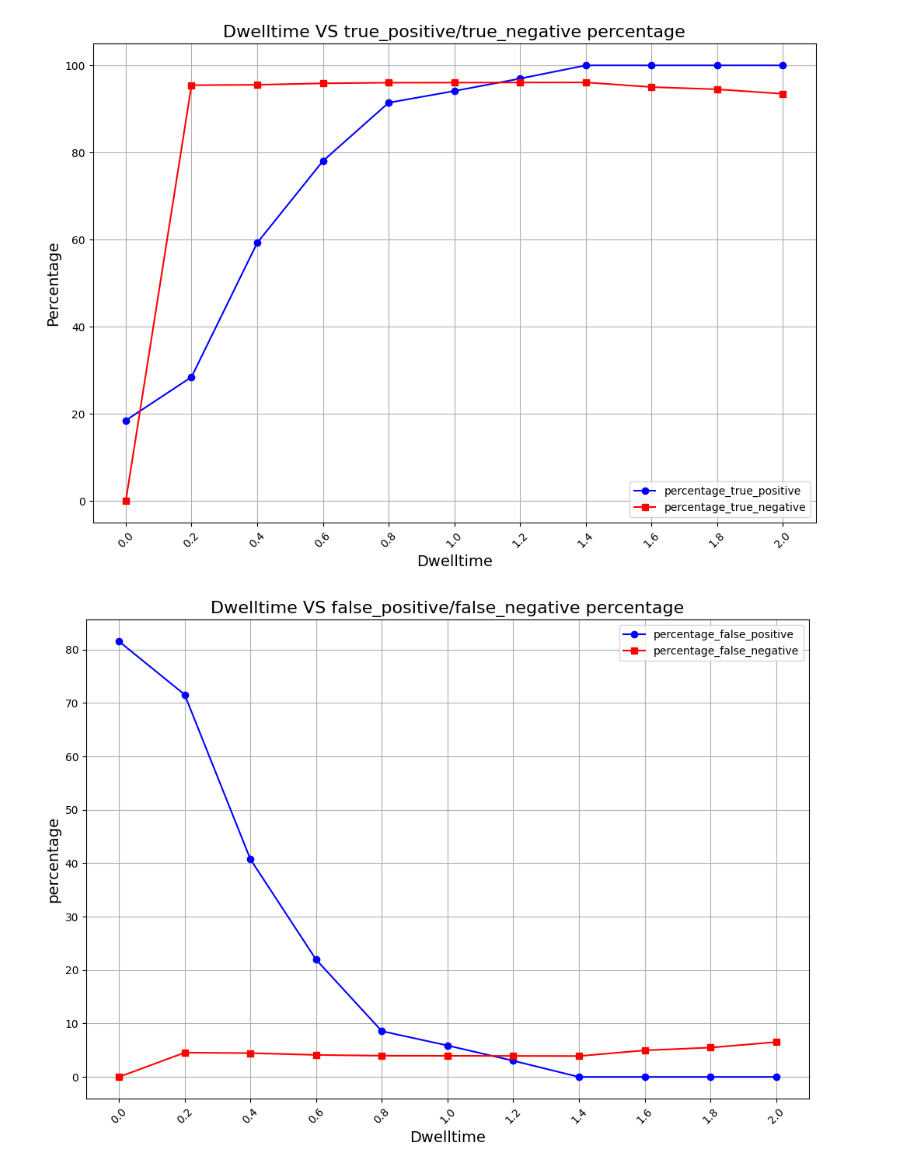
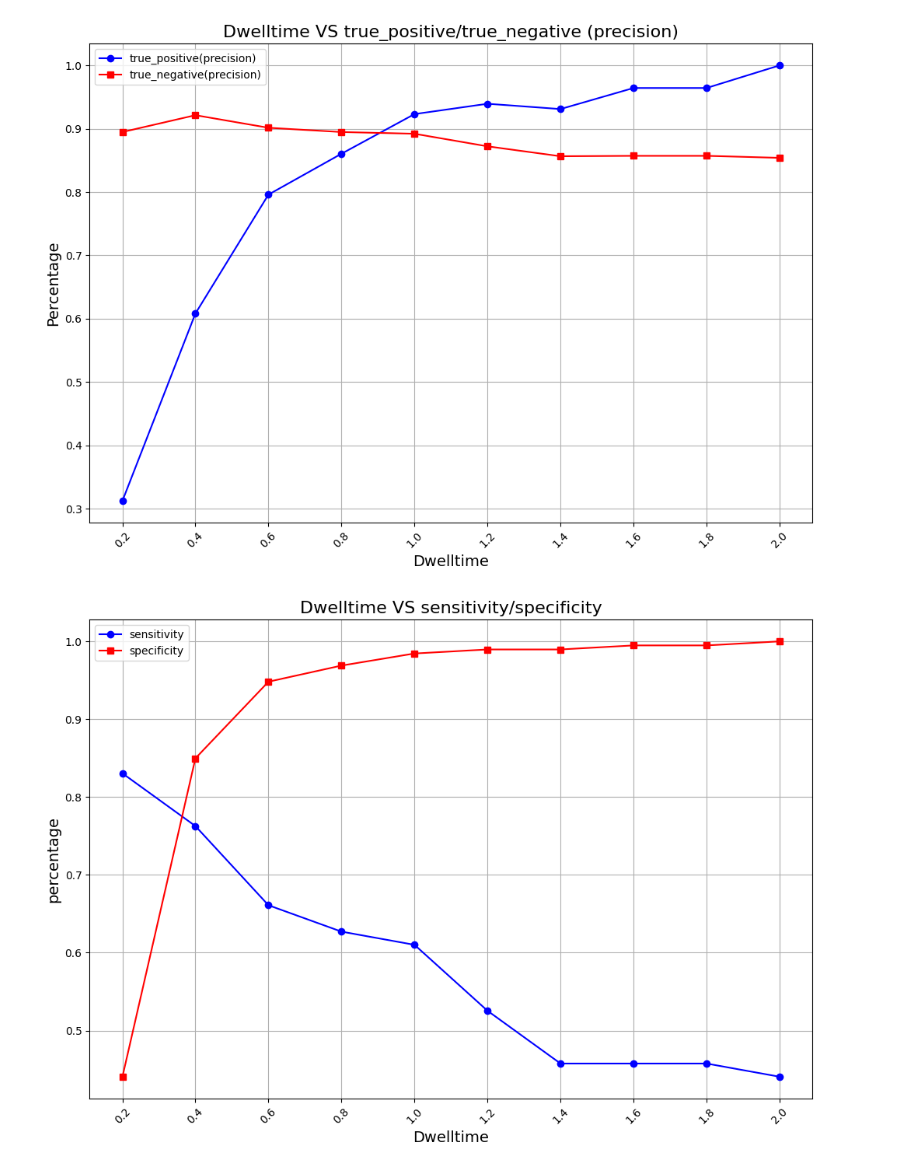
Before and after one commit to reniflal/MAI_thesis_analysis, a Jupyter notebook: process_eyetracking.ipynb, the cells around one changed output. Cells and saved outputs as stored; diff of their text form; code cells hidden in the pictures.

```diff
--- a/process_eyetracking.ipynb
+++ b/process_eyetracking.ipynb
@@ -6,8 +6,23 @@ import json
 # %%
 df_multi_df_list_p = {}
 df_multi_df_list_n = {}
-graph_file = "graph/ece_real_02_eye.json"
-for m in range(0,11):
+
+file_path = '../thesis_data/arne_03_05/logs_arne_real_03_05_tt1'
+graph_file = "graph/arne_real_03_05_tt1_eye.json"
+# file_path = '../thesis_data/arne_03_05/logs_arne_imag_03_05_tt3'
+# graph_file = "graph/arne_imag_03_05_tt3_eye.json"
+# file_path = '../thesis_data/ly_04_07/logs_ly_real_01'
+# graph_file = "graph/ly_real_01_eye.json"
+# file_path = '../thesis_data/ly_04_07/logs_ly_real_02'
+# graph_file = "graph/ly_real_02_eye.json"
+# file_path = '../thesis_data/ly_04_07/logs_ly_imag_01'
+# graph_file = "graph/ly_imag_01_eye.json"
+# file_path = '../thesis_data/ly_04_07/logs_ly_imag_03'
+# graph_file = "graph/ly_imag_03_eye.json"
+# file_path = '../thesis_data/ece_04_07/logs_ece_real_02'
+# graph_file = "graph/ece_real_02_eye.json"
+
+for m in range(1,11):
     ignore_events_threshold = m*0.2
     df_list_p = []
     df_list_n = []
@@ -19,10 +34,10 @@ for m in range(0,11):
 #         file_path = '../thesis_data/ly_04_07/logs_ly_real_02/log'+str(i)+'.txt'
 #         file_path = '../thesis_data/ly_04_07/logs_ly_imag_01/log'+str(i)+'.txt'
 #         file_path = '../thesis_data/ly_04_07/logs_ly_imag_03/log'+str(i)+'.txt'
-        file_path = '../thesis_data/ece_04_07/logs_ece_real_02/log'+str(i)+'.txt'
+#         file_path = '../thesis_data/ece_04_07/logs_ece_real_02/log'+str(i)+'.txt'
 
-
-        df = pd.read_csv(file_path, sep='\t')
+        file_full_path = file_path+'/log'+str(i)+'.txt'
+        df = pd.read_csv(file_full_path, sep='\t')
 
         # Column to check for changes
         column_to_check = 'Gazing'
@@ -152,38 +182,38 @@ for m in range(0,11):
 # %%
 # Plotting the line chart
 plt.figure(figsize=(12, 8))
-plt.plot(data_for_graph["Dwelltime"], data_for_graph["count_true_positive"], marker='o', linestyle='-', color='b', label='percentage_true_positive')
-plt.plot(data_for_graph["Dwelltime"], data_for_graph["count_true_negative"], marker='s', linestyle='-', color='r', label='percentage_true_negative')
+plt.plot(data_for_graph["Dwelltime"], data_for_graph["count_true_positive"], marker='o', linestyle='-', color='b', label='true_positive(precision)')
+plt.plot(data_for_graph["Dwelltime"], data_for_graph["count_true_negative"], marker='s', linestyle='-', color='r', label='true_negative(precision)')
 
 # Adding titles and labels
-plt.title('Dwelltime VS true_positive/true_negative percentage', fontsize=16)
+plt.title('Dwelltime VS true_positive/true_negative (precision)', fontsize=16)
 plt.xlabel('Dwelltime', fontsize=14)
 plt.ylabel('Percentage', fontsize=14)
 plt.xticks(rotation=45)
 plt.legend()
 plt.grid(True)
 
 # Displaying the chart
 plt.show()
 
 # Plotting the line chart
 plt.figure(figsize=(12, 8))
-plt.plot(data_for_graph["Dwelltime"], data_for_graph["count_false_positive"], marker='o', linestyle='-', color='b', label='percentage_false_positive')
-plt.plot(data_for_graph["Dwelltime"], data_for_graph["count_false_negative"], marker='s', linestyle='-', color='r', label='percentage_false_negative')
+plt.plot(data_for_graph["Dwelltime"], data_for_graph["count_false_positive"], marker='o', linestyle='-', color='b', label='sensitivity')
+plt.plot(data_for_graph["Dwelltime"], data_for_graph["count_false_negative"], marker='s', linestyle='-', color='r', label='specificity')
 
 # Adding titles and labels
-plt.title('Dwelltime VS false_positive/false_negative percentage', fontsize=16)
+plt.title('Dwelltime VS sensitivity/specificity', fontsize=16)
 plt.xlabel('Dwelltime', fontsize=14)
 plt.ylabel('percentage', fontsize=14)
 plt.xticks(rotation=45)
 plt.legend()
 plt.grid(True)
 
 # Displaying the chart
 plt.show()
 # %% [output]
-[figure, old version]
+[figure, new version]
-[figure, old version]
+[figure, new version]
 # %%
 # Specify the file name
 file_name = 'eye_data_for_graph.json'
```
Also changed, not shown: parts of 3 cells of this notebook, 2 other files.
